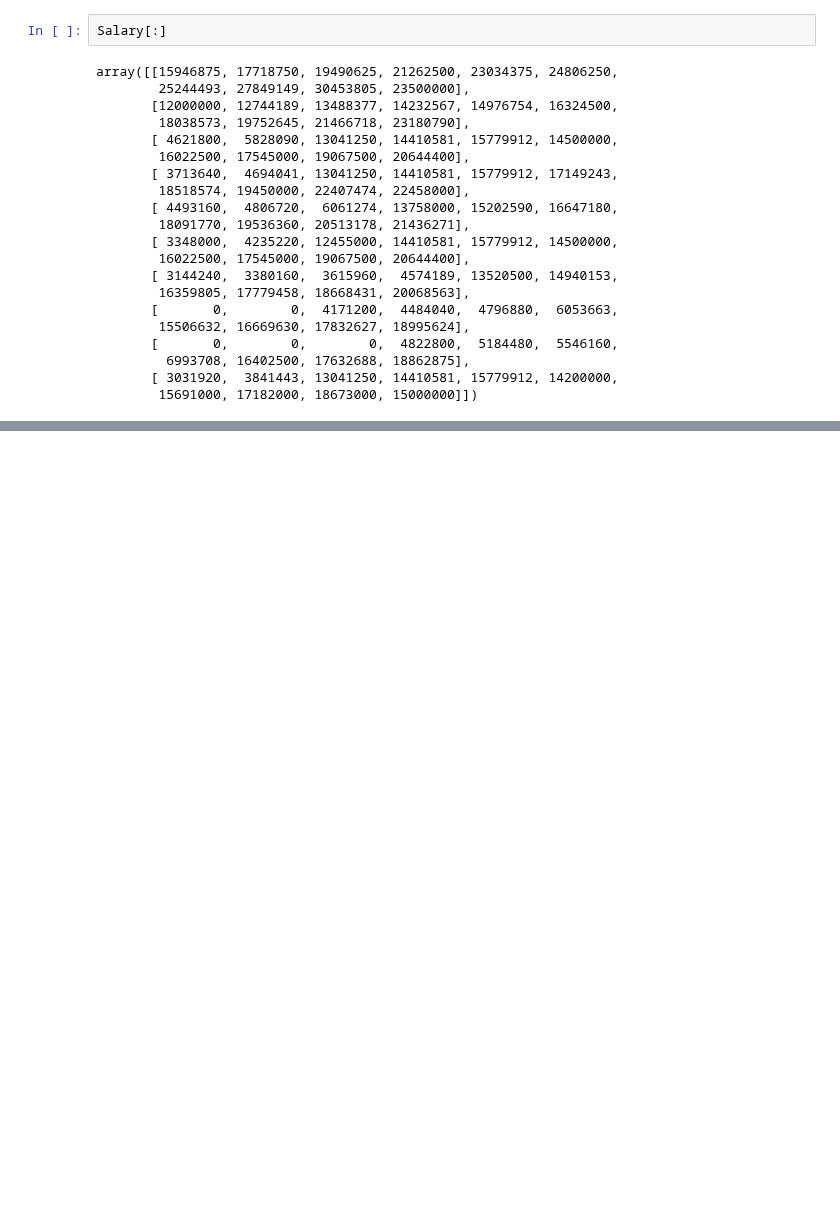
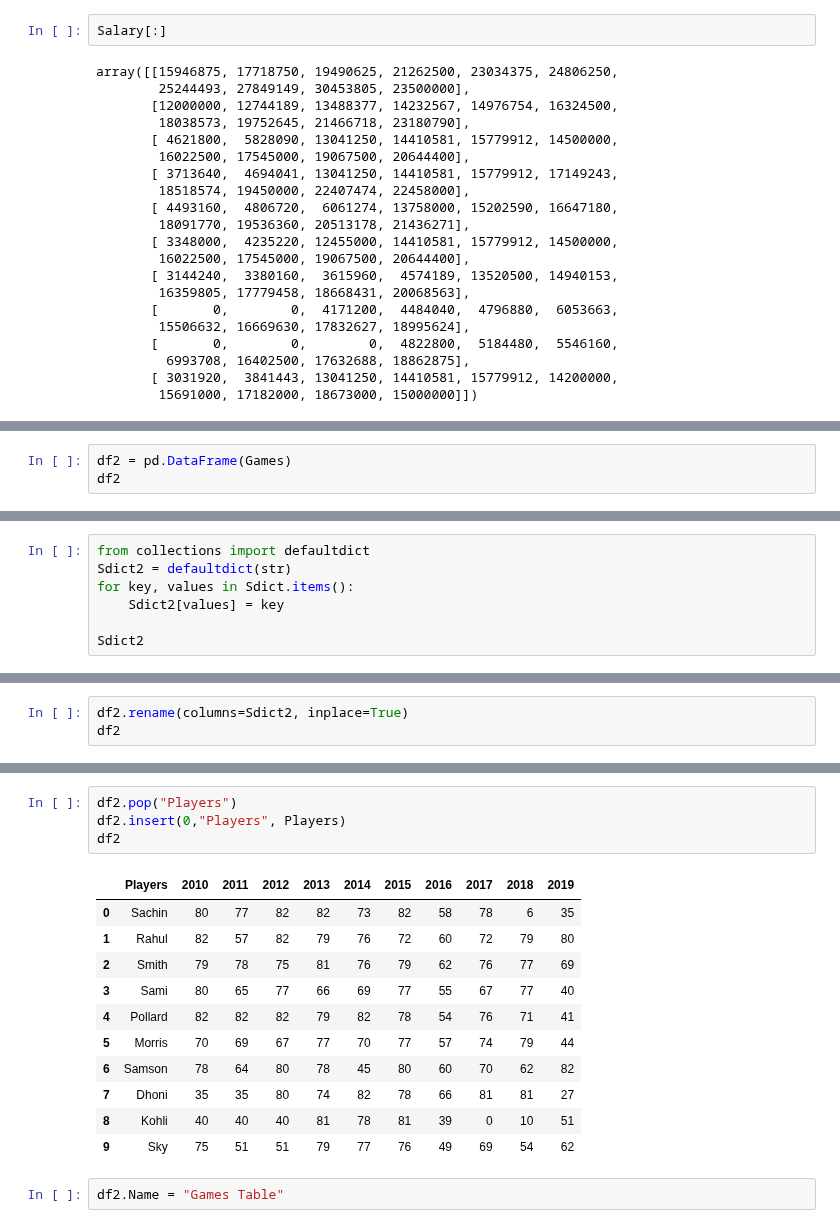
Before and after one commit to corpsedust/NareshIT, a Jupyter notebook: Self-practice(Tasks and IQ stuff)/IPL_DataAnalysis.ipynb, the cells around one changed output, grey strips where cells are left out. Drawn from its saved outputs; the diff is of its cells as text; blank space fills up the shorter version.

```diff
--- a/Self-practice(Tasks and IQ stuff)/IPL_DataAnalysis.ipynb
+++ b/Self-practice(Tasks and IQ stuff)/IPL_DataAnalysis.ipynb
@@ -101,0 +132,3 @@ IndexError: index 10 is out of bounds for axis 1 with size 10
+# %%
+df2 = pd.DataFrame(Games)
+df2
@@ -101,0 +147,7 @@ IndexError: index 10 is out of bounds for axis 1 with size 10
+# %%
+from collections import defaultdict
+Sdict2 = defaultdict(str)
+for key, values in Sdict.items():
+    Sdict2[values] = key
+
+Sdict2
@@ -101,0 +166,3 @@ IndexError: index 10 is out of bounds for axis 1 with size 10
+# %%
+df2.rename(columns=Sdict2, inplace=True)
+df2
@@ -101,0 +181,18 @@ IndexError: index 10 is out of bounds for axis 1 with size 10
+# %%
+df2.pop("Players")
+df2.insert(0,"Players", Players)
+df2
+# %% [output]
+|  | Players | 2010 | 2011 | 2012 | 2013 | 2014 | 2015 | 2016 | 2017 | 2018 | 2019 |
+| 0 | Sachin | 80 | 77 | 82 | 82 | 73 | 82 | 58 | 78 | 6 | 35 |
+| 1 | Rahul | 82 | 57 | 82 | 79 | 76 | 72 | 60 | 72 | 79 | 80 |
+| 2 | Smith | 79 | 78 | 75 | 81 | 76 | 79 | 62 | 76 | 77 | 69 |
+| 3 | Sami | 80 | 65 | 77 | 66 | 69 | 77 | 55 | 67 | 77 | 40 |
+| 4 | Pollard | 82 | 82 | 82 | 79 | 82 | 78 | 54 | 76 | 71 | 41 |
+| 5 | Morris | 70 | 69 | 67 | 77 | 70 | 77 | 57 | 74 | 79 | 44 |
+| 6 | Samson | 78 | 64 | 80 | 78 | 45 | 80 | 60 | 70 | 62 | 82 |
+| 7 | Dhoni | 35 | 35 | 80 | 74 | 82 | 78 | 66 | 81 | 81 | 27 |
+| 8 | Kohli | 40 | 40 | 40 | 81 | 78 | 81 | 39 | 0 | 10 | 51 |
+| 9 | Sky | 75 | 51 | 51 | 79 | 77 | 76 | 49 | 69 | 54 | 62 |
+# %%
+df2.Name = "Games Table"
```
Also changed, not shown: parts of 7 cells of this notebook.
